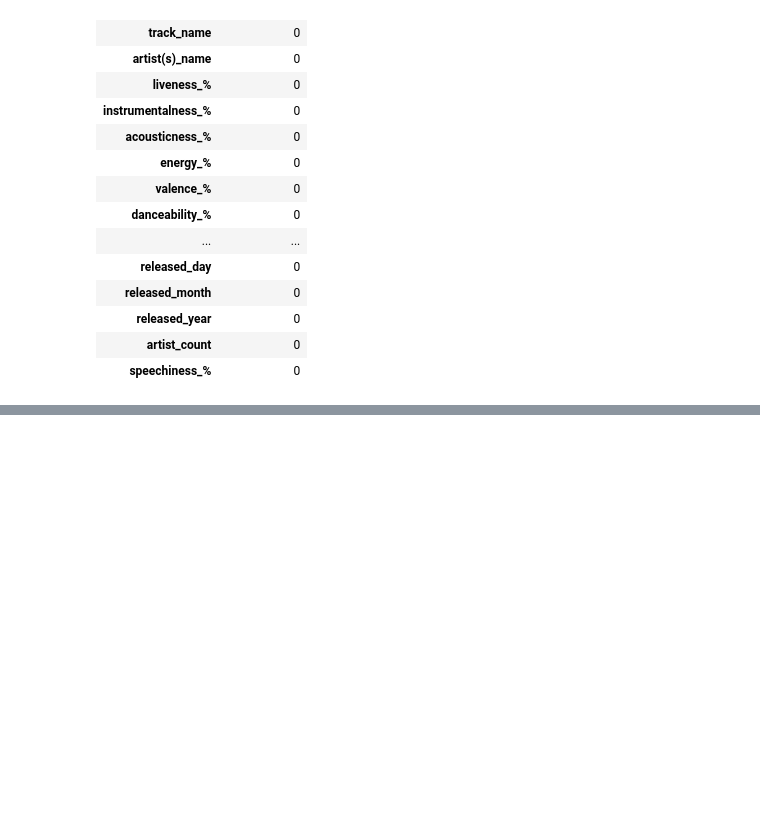
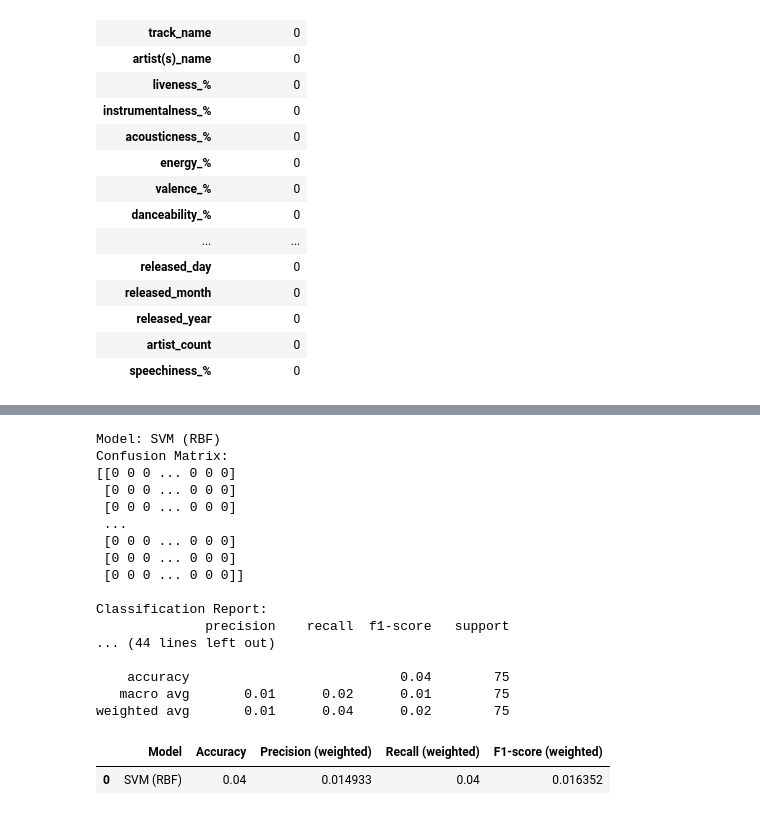
Before and after one commit to michellemenor/DS3000Project, a Jupyter notebook: SVM Training Model.ipynb, the cells around one changed output, grey strips where cells are left out. Cells and saved outputs as stored; diff of their text form; code cells hidden in the pictures; blank space fills up the shorter version.

```diff
--- a/SVM Training Model.ipynb
+++ b/SVM Training Model.ipynb
@@ -240,0 +313,57 @@ svm_rbf_clf = pipelines["SVM (RBF)"]
+# %%
+models = {
+    "SVM (RBF)": svm_rbf_clf
+}
+
+results = []
+
+for name, model in models.items():
+    # Predictions
+    y_pred = model.predict(X_test)
+
+    # Metrics
+    acc  = accuracy_score(y_test, y_pred)
+    prec = precision_score(y_test, y_pred, average="weighted", zero_division=0)
+    rec  = recall_score(y_test, y_pred, average="weighted", zero_division=0)
+    f1   = f1_score(y_test, y_pred, average="weighted", zero_division=0)
+
+    # Confusion matrix
+    cm = confusion_matrix(y_test, y_pred)
+
+    print(f"\nModel: {name}")
+    print("Confusion Matrix:")
+    print(cm)
+    print("\nClassification Report:")
+    print(classification_report(y_test, y_pred, zero_division=0))
+
+    results.append({
+        "Model": name,
+        "Accuracy": acc,
+        "Precision (weighted)": prec,
+        "Recall (weighted)": rec,
+        "F1-score (weighted)": f1
+    })
+
+# Display results summary
+results_df = pd.DataFrame(results).sort_values(by="F1-score (weighted)", ascending=False).reset_index(drop=True)
+display(results_df)
+# %% [output]
+Model: SVM (RBF)
+Confusion Matrix:
+[[0 0 0 ... 0 0 0]
+ [0 0 0 ... 0 0 0]
+ [0 0 0 ... 0 0 0]
+ ...
+ [0 0 0 ... 0 0 0]
+ [0 0 0 ... 0 0 0]
+ [0 0 0 ... 0 0 0]]
+
+Classification Report:
+              precision    recall  f1-score   support
+... (44 lines left out)
+
+    accuracy                           0.04        75
+   macro avg       0.01      0.02      0.01        75
+weighted avg       0.01      0.04      0.02        75
+|  | Model | Accuracy | Precision (weighted) | Recall (weighted) | F1-score (weighted) |
+| 0 | SVM (RBF) | 0.04 | 0.014933 | 0.04 | 0.016352 |
```
Also changed, not shown: parts of 6 cells of this notebook.
